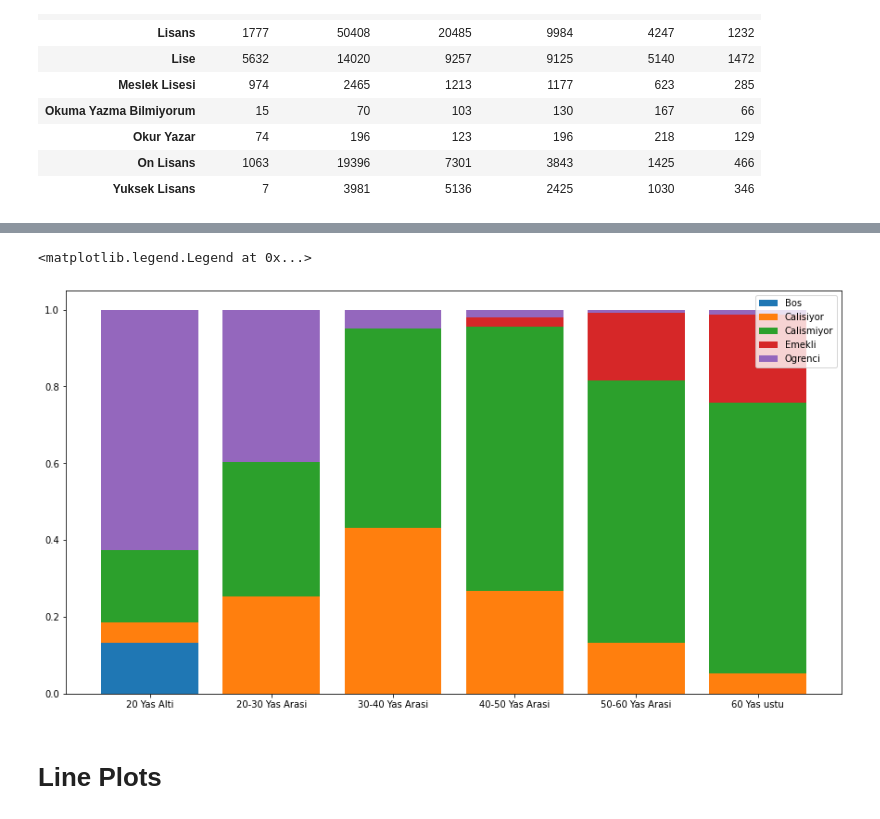
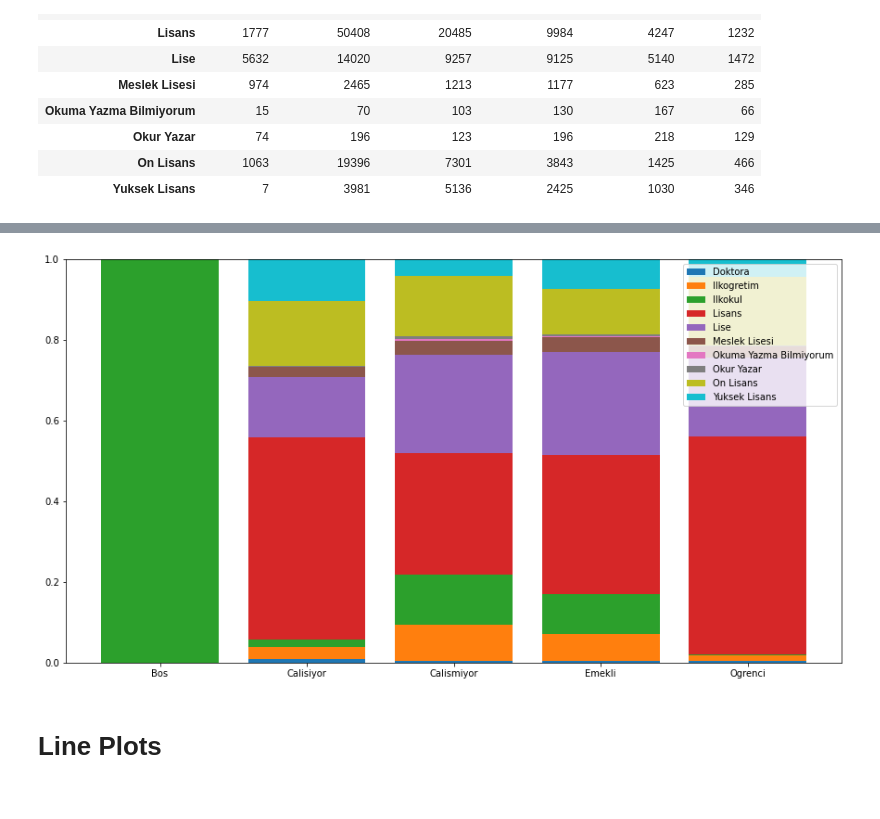
Before and after one commit to kaygun/2022-Spring-MAT381E, a Jupyter notebook: lecture-05/charts.ipynb, the cells around one changed output, grey strips where cells are left out. Cells and saved outputs as stored; diff of their text form; code cells hidden in the pictures.

```diff
--- a/lecture-05/charts.ipynb
+++ b/lecture-05/charts.ipynb
@@ -165,3 +165,6 @@ cross
 | Okur Yazar | 74 | 196 | 123 | 196 | 218 | 129 |
 | On Lisans | 1063 | 19396 | 7301 | 3843 | 1425 | 466 |
 | Yuksek Lisans | 7 | 3981 | 5136 | 2425 | 1030 | 346 |
+# %%
+plt.rcParams['figure.figsize'] = 12,8
+sns.heatmap(tmp, cmap='Oranges')
@@ -206,25 +219,7 @@ ax.legend(egitim)
 # %%
-cross = pd.crosstab(data['Calisma Durumu'], data['Yas Araligi'])
-
-for x in yas:
-    cross[x] = cross[x]/sum(cross[x])
-
-fig, ax = plt.subplots()
-
-hs = np.zeros(len(yas))
-
-calisma = np.unique(data['Calisma Durumu'])
-for x in calisma:
-    ys = cross.loc[x]
-    ax.bar(yas, ys, bottom=hs)
-    hs = hs + ys
-
-plt.rcParams['legend.loc'] = 'upper right'
-plt.rcParams['figure.figsize'] = 15,8
-ax.legend(calisma)
+stackedBarChart('Calisma Durumu','Egitim Durumu')
 # %% [output]
-<matplotlib.legend.Legend at 0x...>
-[figure, old version]
+[figure, new version]
 # %% [markdown]
 # Line Plots
 # %%
```
Also changed, not shown: parts of 11 cells of this notebook.
